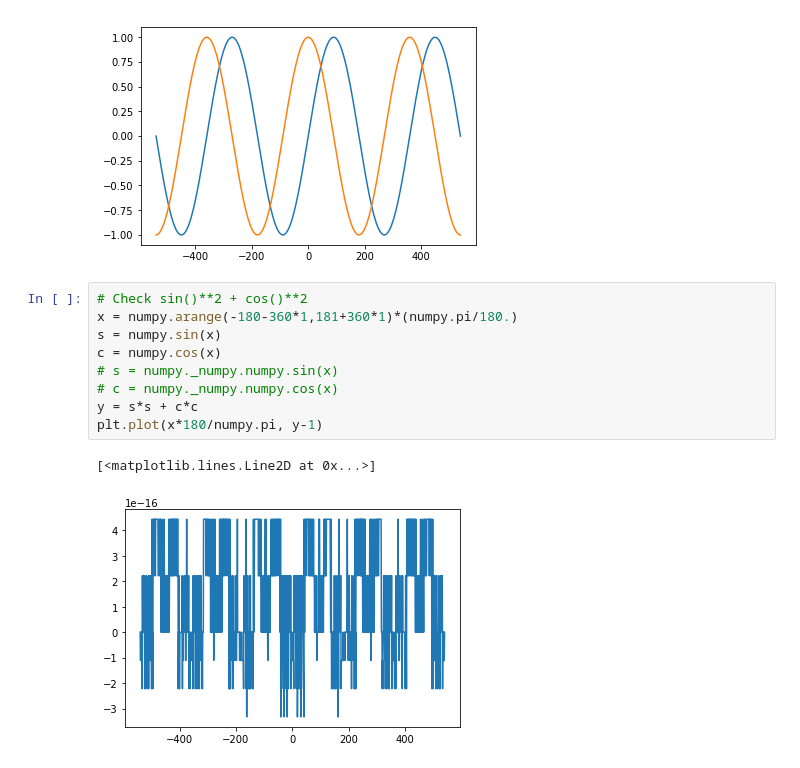
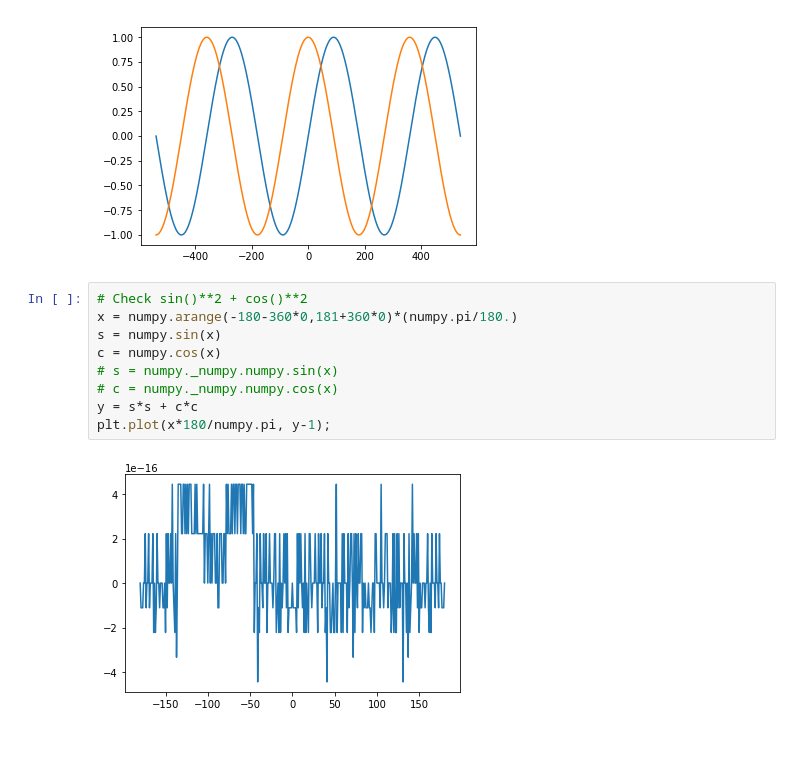
Before and after one commit to jr3cermak/numpypi, a Jupyter notebook: Demo numpi_series.ipynb, the cells around one changed output. Cells and saved outputs as stored; diff of their text form.

```diff
--- a/Demo numpi_series.ipynb
+++ b/Demo numpi_series.ipynb
@@ -50,16 +50,15 @@ plt.plot(x*180/numpy.pi, c);
 [figure]
 # %%
 # Check sin()**2 + cos()**2
-x = numpy.arange(-180-360*1,181+360*1)*(numpy.pi/180.)
+x = numpy.arange(-180-360*0,181+360*0)*(numpy.pi/180.)
 s = numpy.sin(x)
 c = numpy.cos(x)
 # s = numpy._numpy.numpy.sin(x)
 # c = numpy._numpy.numpy.cos(x)
 y = s*s + c*c
-plt.plot(x*180/numpy.pi, y-1)
+plt.plot(x*180/numpy.pi, y-1);
 # %% [output]
-[<matplotlib.lines.Line2D at 0x...>]
-[figure, old version]
+[figure, new version]
 # %%
 # Special values
 x = numpy.arange(-4,5)*0.25*numpy.pi
```
Also changed, not shown: parts of 8 cells of this notebook, 4 other files.
